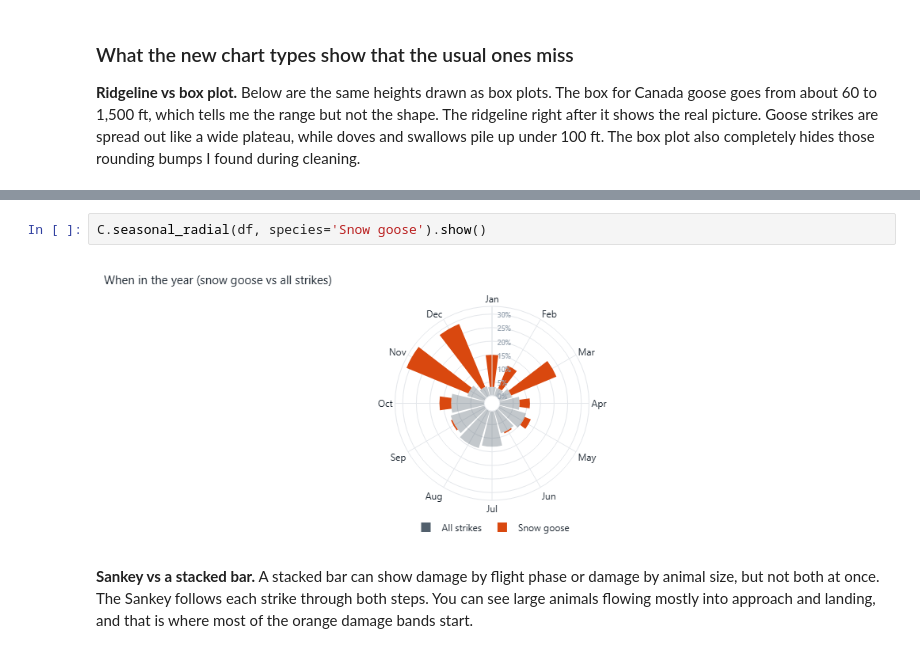
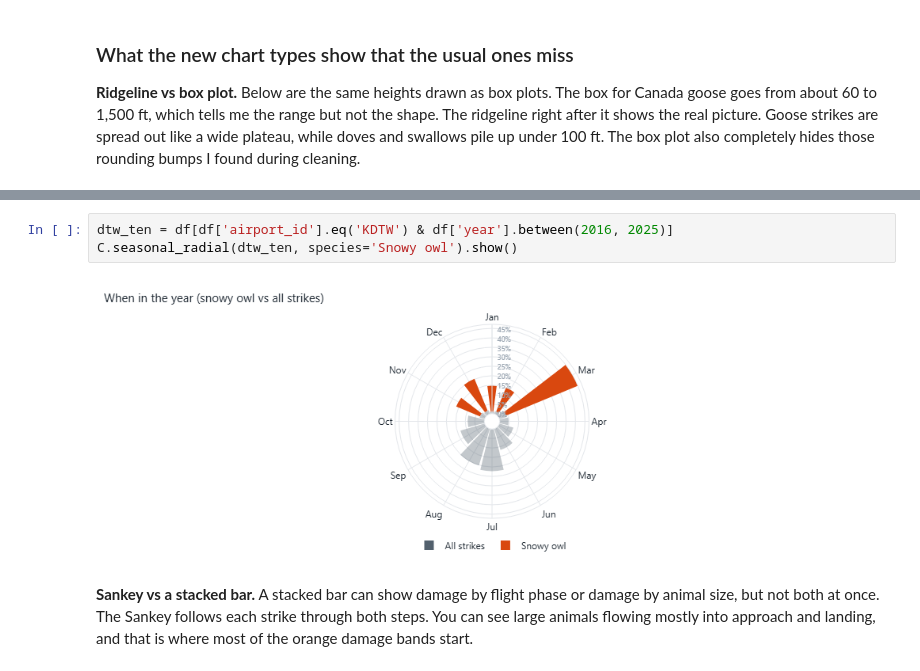
Before and after one commit to sjain44/wildlife-strikes-dashboard, a Jupyter notebook: wildlife_strikes_dashboard.ipynb, the cells around one changed output, grey strips where cells are left out. Drawn from its saved outputs; the diff is of its cells as text.

```diff
--- a/wildlife_strikes_dashboard.ipynb
+++ b/wildlife_strikes_dashboard.ipynb
@@ -268,7 +270,8 @@ C.height_ridgeline(df, species='Snow goose').show()
-# %%
-C.seasonal_radial(df, species='Snow goose').show()
-# %% [output]
-[figure, removed]
+# %%
+dtw_ten = df[df['airport_id'].eq('KDTW') & df['year'].between(2016, 2025)]
+C.seasonal_radial(dtw_ten, species='Snowy owl').show()
+# %% [output]
+[figure, added]
 # %% [markdown]
 **Sankey vs a stacked bar.** A stacked bar can show damage by flight phase or damage by animal size, but not both at once. The Sankey follows each strike through both steps. You can see large animals flowing mostly into approach and landing, and that is where most of the orange damage bands start.
 # %%
```
Also changed, not shown: parts of 16 cells of this notebook, 17 other files.
